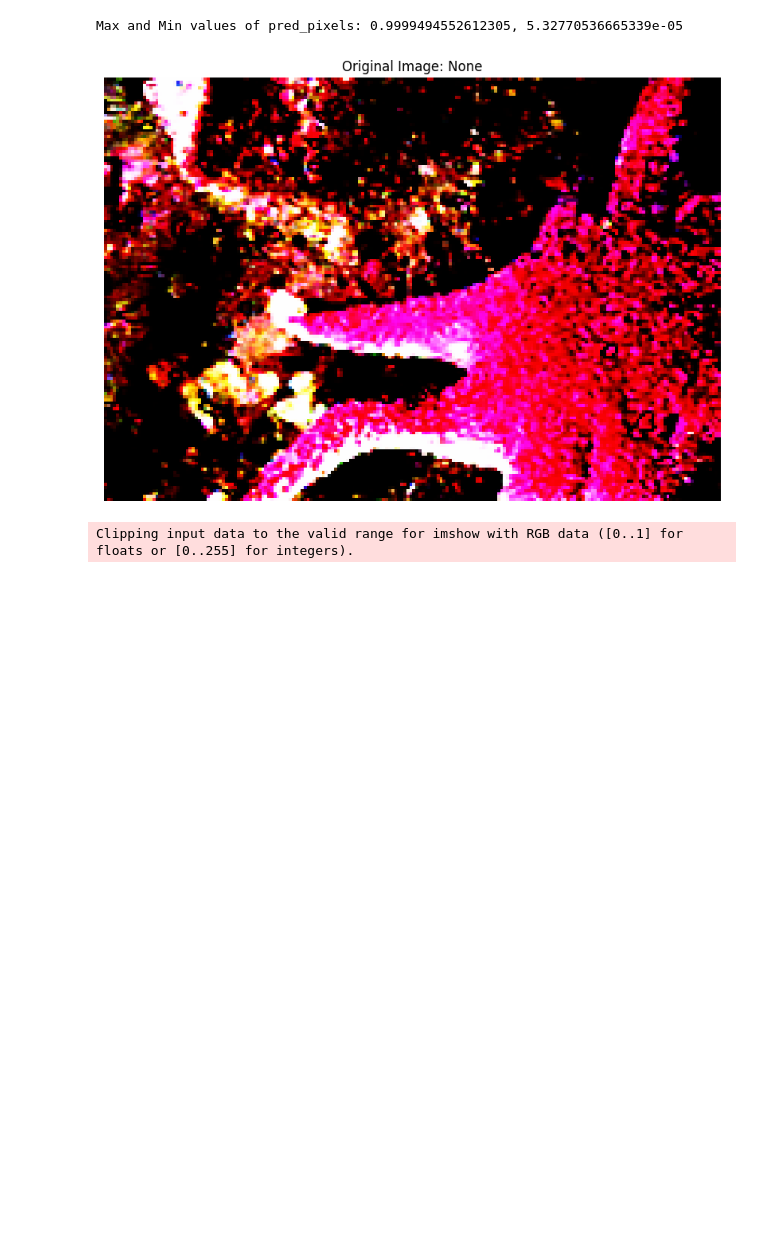
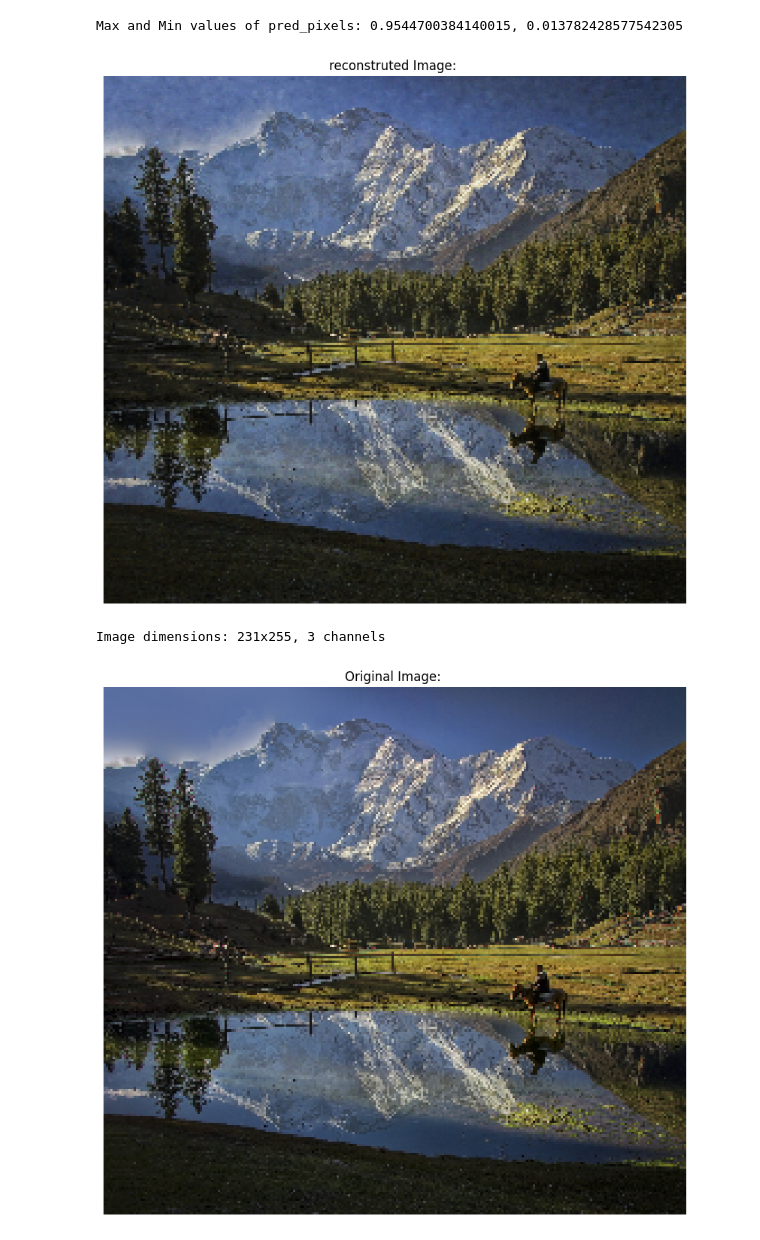
Before and after one commit to MSerraj/ComputationalPhotography, a Jupyter notebook: BabySine.ipynb, the cells around one changed output. Saved outputs shown, nothing was run; the diff lists cells and outputs as text; code cells hidden in the pictures; blank space fills up the shorter version.

```diff
--- a/BabySine.ipynb
+++ b/BabySine.ipynb
@@ -20,0 +25,6 @@ hr, lr = dataset[0]
+# %%
+hr, lr = dataset[1]
+
+data_folder = "data"
+
+image_files = [f for f in os.listdir(data_folder) if f.endswith("png")]
@@ -268,7 +278,12 @@ dataset = ImageDataset(coordinates, pixel_values)
 dataloader = DataLoader(dataset, batch_size=4096, shuffle=True)
 # %%
 # # Create and train the model
-device = torch.device('cuda' if torch.cuda.is_available() else 'cpu')
+
+on_mac = False
+if on_mac:
+     device = torch.device('mps' if torch.backends.mps.is_available() else 'cpu')
+else:
+     device = torch.device('cuda' if torch.cuda.is_available() else 'cpu')
 criterion = torch.nn.MSELoss()
 channels = 3
 
@@ -284,23 +299,25 @@ channels = 3
 # plt.grid(True)
 # plt.show()
 # %%
-# Progressive frequency training
-model = BabySINE(sigma=10.0, omega_0=15)
-losses, sigmas = model.train_model(
+# Initialize model with DEFAULT parameters (sigma=10.0 built into model)
+model = BabySINE(sigma=10.0, omega_0=15).to(device)  # sigma here sets DEFAULT value, can be overridden in training
+
+# Single training process with progressive sigma scaling
+losses = model.train_model(
     dataloader,
-    num_epochs=300,
+    num_epochs=300,  # Total epochs (100 + 200)
     lr=1e-4,
-    sigma=15.0,  # Starting low frequency
-    sigma_growth=1 # 2% increase per epoch
+    sigma=10.0,  # Starting sigmas
+    #sigma_decay=None
 )
 
-# Plot results
-plt.figure(figsize=(12, 5))
-plt.subplot(1, 2, 1)
+# Plot the loss curve
+
+plt.figure(figsize=(10, 4))
 plt.plot(losses)
 plt.title('Training Loss')
-plt.subplot(1, 2, 2)
-plt.plot(sigmas)
-plt.title('Sigma Progression')
+plt.xlabel('Epoch')
+plt.ylabel('MSE Loss')
+plt.grid(True)
 plt.show()
 # %% [output]
@@ -319,24 +336,26 @@ Epoch 110 | Loss: 0.533494 | Sigma: 15.00
 ... (19 outputs left out)
 # %%
 target_coords_tensor = torch.from_numpy(coordinates).float().to(device)
+model = model.to(device)
 
 # Use the trained model to predict the RGB values for these coordinates
 with torch.no_grad():
     pred_pixels = model(target_coords_tensor).cpu().numpy()
 
 print(f"Max and Min values of pred_pixels: {np.max(pred_pixels)}, {np.min(pred_pixels)}")
 
 reconstructed_img_reshaped_normalized = pred_pixels.reshape(x, y, channels)
 reconstructed_img_reshaped_denormalized = (reconstructed_img_reshaped_normalized * 255).astype(np.uint8)
 reconstructed_img_reshaped_denormalized = np.clip(reconstructed_img_reshaped_denormalized, 0, 255)
-plot_image(reconstructed_img_reshaped_denormalized)
-plot_image(norm_image)
+plot_image(reconstructed_img_reshaped_denormalized, 'reconstruted')
+plot_image(norm_image, 'Original')
 # Check that the shapes of the reconstructed image and original image are the same
 
 print(f"Downsized image shape: {norm_image.shape}")
 print(f"Reconstructed image shape: {reconstructed_img_reshaped_denormalized.shape}")
 print(f"Original image shape: {norm_image.shape}")
 # %% [output]
-Max and Min values of pred_pixels: 0.9999494552612305, 5.32770536665339e-05
+Max and Min values of pred_pixels: 0.9544700384140015, 0.013782428577542305
-[figure, old version]
+[figure, new version]
-Clipping input data to the valid range for imshow with RGB data ([0..1] for floats or [0..255] for integers).
+Image dimensions: 231x255, 3 channels
+[figure, new version]
```
Also changed, not shown: parts of 10 cells of this notebook, 2 other files.
